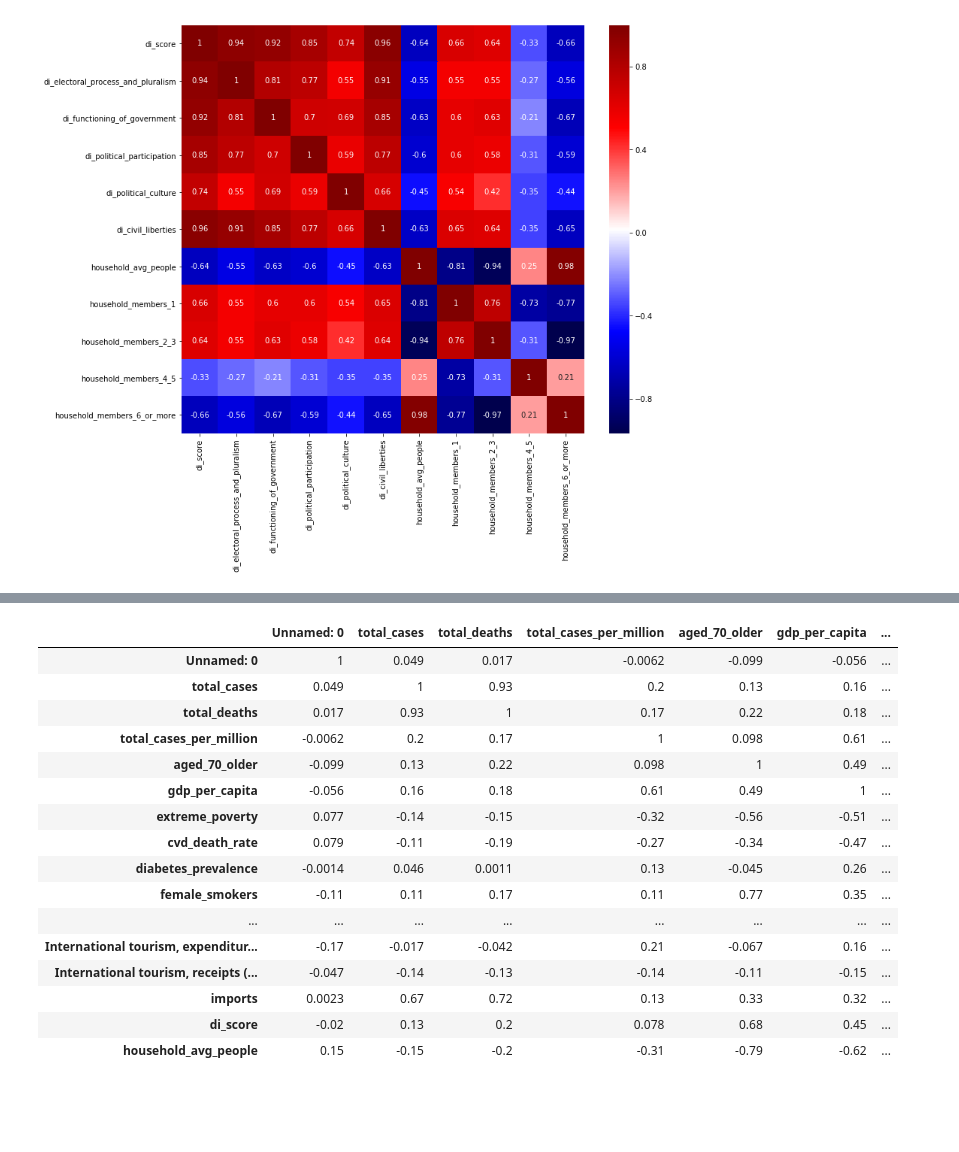
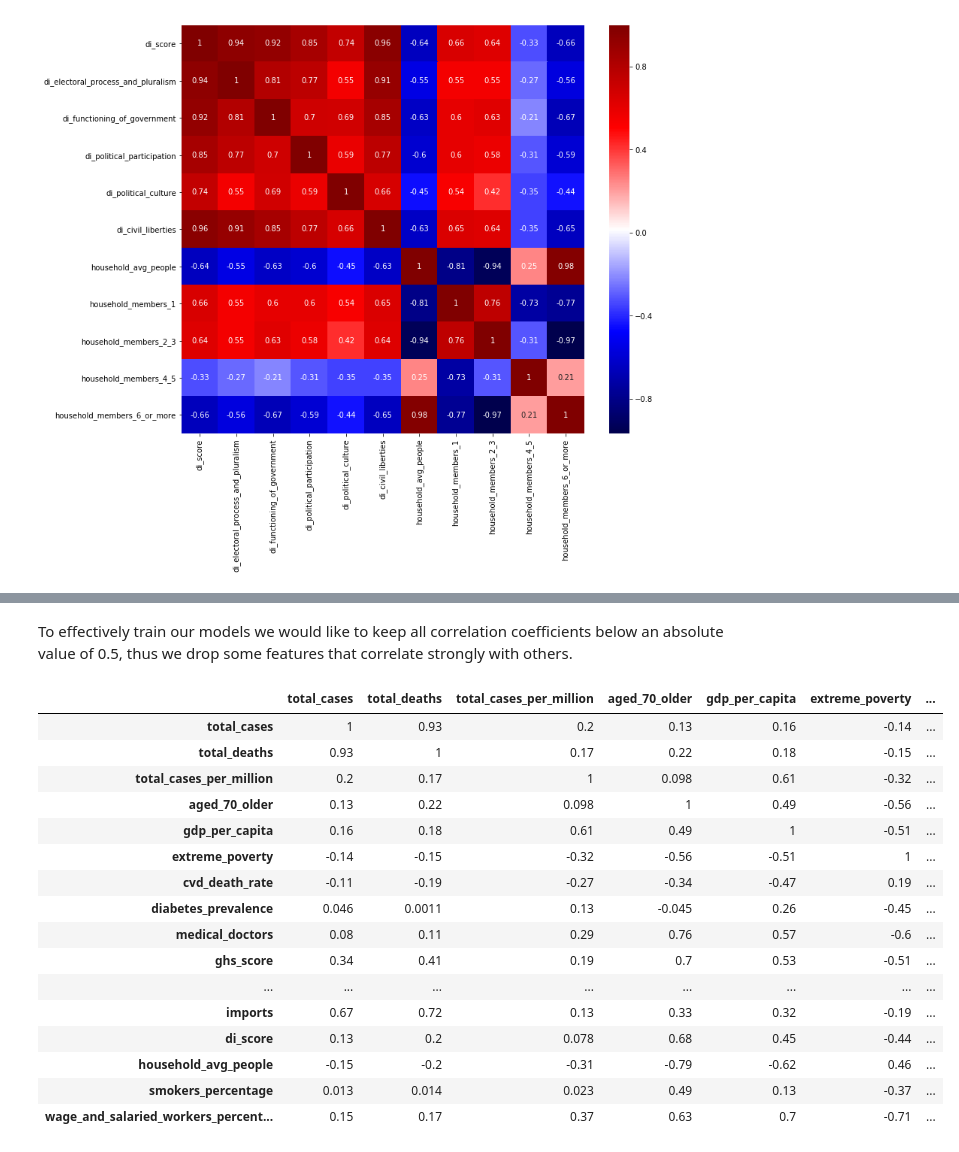
Before and after one commit to WWI17SEB/ml-covid, a Jupyter notebook: data/prepare_data.ipynb, the cells around one changed output, grey strips where cells are left out. Saved outputs shown, nothing was run; the diff lists cells and outputs as text; code cells hidden in the pictures; blank space fills up the shorter version.

```diff
--- a/data/prepare_data.ipynb
+++ b/data/prepare_data.ipynb
@@ -12,4 +12,4 @@ import seaborn as sns
 import numpy as np
 %matplotlib inline
 
-PATH_COLLECTED_DATA = './collected_data.csv'
+PATH_COLLECTED_DATA = './computed/collected_data.csv'
@@ -36,0 +32,23 @@ sns.heatmap(data = df.isnull(), yticklabels=False, cbar=False, cmap='viridis', a
+# %%
+# see sex ratio at https://www.cia.gov/library/publications/resources/the-world-factbook/fields/351.html
+FEMALE_RATIO = 0.495
+MALE_RATIO = 1 - FEMALE_RATIO
+
+df['smokers_percentage'] = FEMALE_RATIO * df['female_smokers'] + MALE_RATIO * df['male_smokers']
+df['life_expectancy_at_birth'] = FEMALE_RATIO * df['Life expectancy at birth, female (years)'] + MALE_RATIO * df['Life expectancy at birth, male (years)']
+df['wage_and_salaried_workers_percentage_employed'] = FEMALE_RATIO * df['Wage and salaried workers, female (% of female employment) (modeled ILO estimate)'] + MALE_RATIO * df['Wage and salaried workers, male (% of male employment) (modeled ILO estimate)']
+df['mortality_rate_per_1000'] = FEMALE_RATIO * df['Mortality rate, adult, female (per 1,000 female adults)'] + MALE_RATIO * df['Mortality rate, adult, male (per 1,000 male adults)']
+
+
+# mortality rate and life expectancy strongly correlate -> drop mortality_rate_per_1000
+# same with wage_and_salaried_workers_percentage_employed -> drop life_expectancy_at_birth because workers have a high probabilty of contact with others
+
+df.drop(['female_smokers', 'male_smokers', 'Life expectancy at birth, female (years)',
+         'Life expectancy at birth, male (years)',
+         'Wage and salaried workers, female (% of female employment) (modeled ILO estimate)',
+         'Wage and salaried workers, male (% of male employment) (modeled ILO estimate)',
+         'Mortality rate, adult, female (per 1,000 female adults)',
+         'Mortality rate, adult, male (per 1,000 male adults)'], inplace=True, axis=1)
+
+corr = df.corr()
+corr.style.background_gradient(cmap='coolwarm').set_precision(2)
@@ -46,8 +75,4 @@ plt.show()
 # %%
-# drop di values because of correlation
-# drop household values because of correlation
-df.drop(['di_electoral_process_and_pluralism', 'di_functioning_of_government', 'di_political_participation', 'di_political_culture', 'di_civil_liberties', 'di_regime_type', 'household_members_1', 'household_members_2_3', 'household_members_4_5', 'household_members_6_or_more'],inplace=True, axis=1)
-
-corr = df.corr()
-
-corr.style.background_gradient(cmap='coolwarm').set_precision(2)
+df.drop(['di_electoral_process_and_pluralism', 'di_functioning_of_government', 'di_political_participation',
+         'di_political_culture', 'di_civil_liberties', 'di_regime_type', 'household_members_1',
+         'household_members_2_3', 'household_members_4_5', 'household_members_6_or_more'], inplace=True, axis=1)
@@ -72,25 +102,29 @@ corr.style.background_gradient(cmap='coolwarm').set_precision(2)
+# %% [markdown]
+To effectively train our models we would like to keep all correlation coefficients below an absolute value of 0.5, thus we drop some features that correlate strongly with others.
 # %%
-# delete columns with strong correlation
-df.drop(['GNI per capita, Atlas method (current US$)', 'GNI per capita, PPP (current international $)', 'GNI, PPP (current international $)', 'GDP growth (annual %)', 'handwashing_facilities', 'International tourism, expenditures (current US$)', 'International tourism, number of arrivals', 'International tourism, receipts (current US$)'], inplace=True, axis=1)
+df.drop(['GNI per capita, Atlas method (current US$)', 'GNI per capita, PPP (current international $)',
+         'GNI, PPP (current international $)', 'GDP growth (annual %)', 'handwashing_facilities',
+         'International tourism, expenditures (current US$)', 'International tourism, number of arrivals',
+         'International tourism, receipts (current US$)', 'mortality_rate_per_1000',
+         'life_expectancy_at_birth'], inplace=True, axis=1)
 
 corr = df.corr()
-
 corr.style.background_gradient(cmap='coolwarm').set_precision(2)
 # %% [output]
-|  | Unnamed: 0 | total_cases | total_deaths | total_cases_per_million | aged_70_older | gdp_per_capita | ... |
-| Unnamed: 0 | 1 | 0.049 | 0.017 | -0.0062 | -0.099 | -0.056 | ... |
-| total_cases | 0.049 | 1 | 0.93 | 0.2 | 0.13 | 0.16 | ... |
-| total_deaths | 0.017 | 0.93 | 1 | 0.17 | 0.22 | 0.18 | ... |
-| total_cases_per_million | -0.0062 | 0.2 | 0.17 | 1 | 0.098 | 0.61 | ... |
-| aged_70_older | -0.099 | 0.13 | 0.22 | 0.098 | 1 | 0.49 | ... |
-| gdp_per_capita | -0.056 | 0.16 | 0.18 | 0.61 | 0.49 | 1 | ... |
-| extreme_poverty | 0.077 | -0.14 | -0.15 | -0.32 | -0.56 | -0.51 | ... |
-| cvd_death_rate | 0.079 | -0.11 | -0.19 | -0.27 | -0.34 | -0.47 | ... |
-| diabetes_prevalence | -0.0014 | 0.046 | 0.0011 | 0.13 | -0.045 | 0.26 | ... |
-| female_smokers | -0.11 | 0.11 | 0.17 | 0.11 | 0.77 | 0.35 | ... |
+|  | total_cases | total_deaths | total_cases_per_million | aged_70_older | gdp_per_capita | extreme_poverty | ... |
+| total_cases | 1 | 0.93 | 0.2 | 0.13 | 0.16 | -0.14 | ... |
+| total_deaths | 0.93 | 1 | 0.17 | 0.22 | 0.18 | -0.15 | ... |
+| total_cases_per_million | 0.2 | 0.17 | 1 | 0.098 | 0.61 | -0.32 | ... |
+| aged_70_older | 0.13 | 0.22 | 0.098 | 1 | 0.49 | -0.56 | ... |
+| gdp_per_capita | 0.16 | 0.18 | 0.61 | 0.49 | 1 | -0.51 | ... |
+| extreme_poverty | -0.14 | -0.15 | -0.32 | -0.56 | -0.51 | 1 | ... |
+| cvd_death_rate | -0.11 | -0.19 | -0.27 | -0.34 | -0.47 | 0.19 | ... |
+| diabetes_prevalence | 0.046 | 0.0011 | 0.13 | -0.045 | 0.26 | -0.45 | ... |
+| medical_doctors | 0.08 | 0.11 | 0.29 | 0.76 | 0.57 | -0.6 | ... |
+| ghs_score | 0.34 | 0.41 | 0.19 | 0.7 | 0.53 | -0.51 | ... |
 | ... | ... | ... | ... | ... | ... | ... | ... |
-| International tourism, expenditur... | -0.17 | -0.017 | -0.042 | 0.21 | -0.067 | 0.16 | ... |
-| International tourism, receipts (... | -0.047 | -0.14 | -0.13 | -0.14 | -0.11 | -0.15 | ... |
-| imports | 0.0023 | 0.67 | 0.72 | 0.13 | 0.33 | 0.32 | ... |
-| di_score | -0.02 | 0.13 | 0.2 | 0.078 | 0.68 | 0.45 | ... |
-| household_avg_people | 0.15 | -0.15 | -0.2 | -0.31 | -0.79 | -0.62 | ... |
+| imports | 0.67 | 0.72 | 0.13 | 0.33 | 0.32 | -0.19 | ... |
+| di_score | 0.13 | 0.2 | 0.078 | 0.68 | 0.45 | -0.44 | ... |
+| household_avg_people | -0.15 | -0.2 | -0.31 | -0.79 | -0.62 | 0.46 | ... |
+| smokers_percentage | 0.013 | 0.014 | 0.023 | 0.49 | 0.13 | -0.37 | ... |
+| wage_and_salaried_workers_percent... | 0.15 | 0.17 | 0.37 | 0.63 | 0.7 | -0.71 | ... |
```
Also changed, not shown: parts of 40 cells of this notebook, 10 other files.
